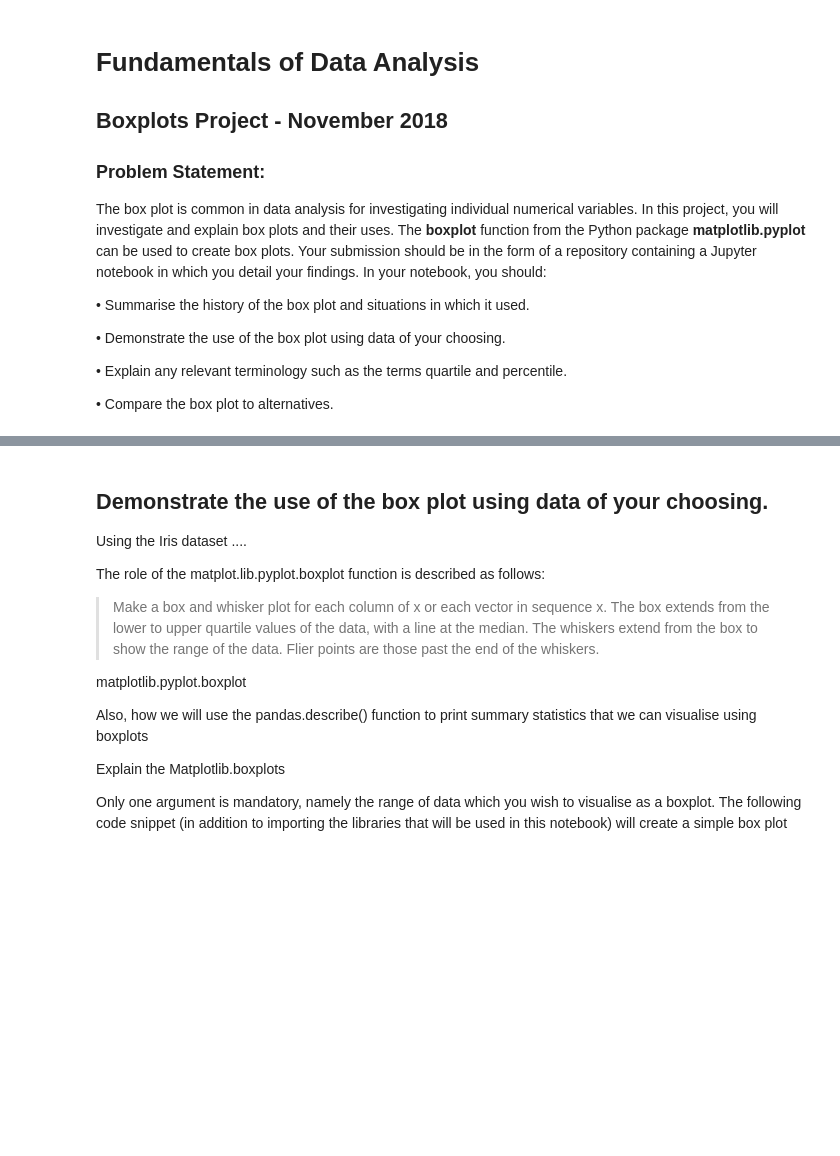
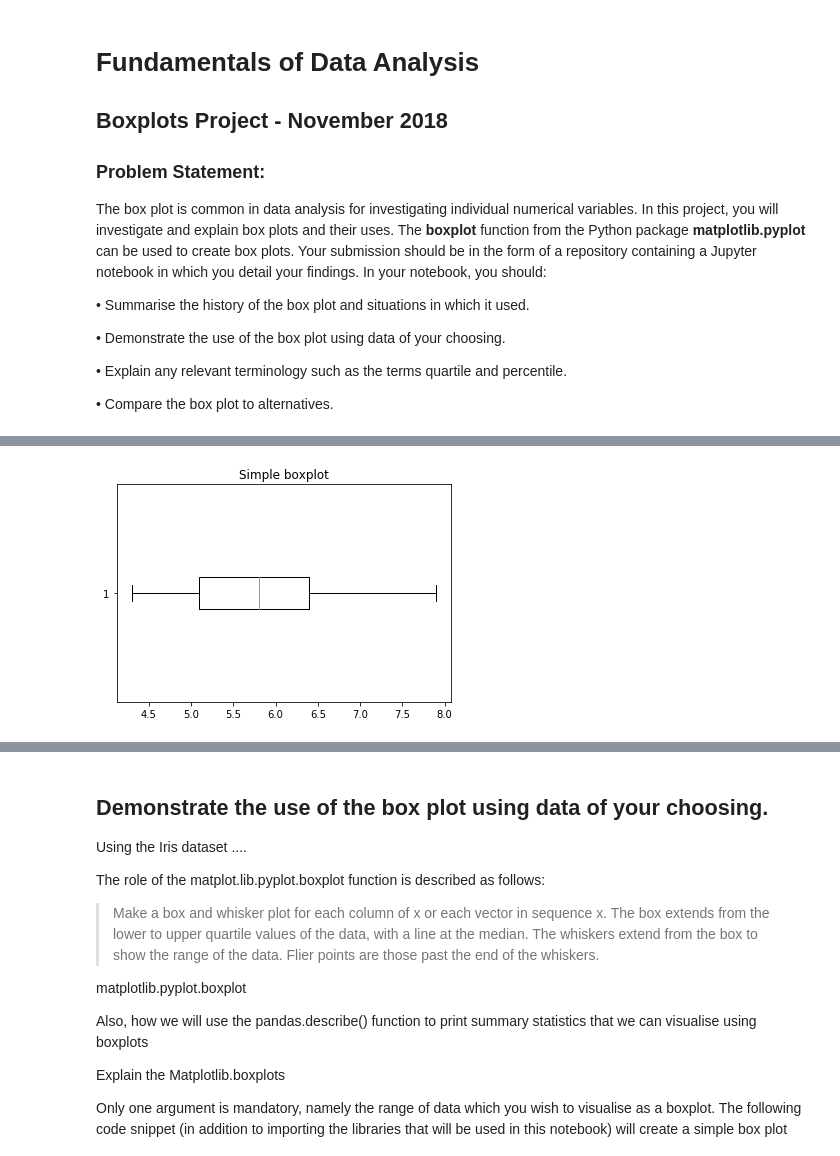
Before and after one commit to davesheils/Boxplots, a Jupyter notebook: Fundamentals of Data Analysis - Project Nov-Dec 2018.ipynb, the cells around one changed output, grey strips where cells are left out. Saved outputs shown, nothing was run; the diff lists cells and outputs as text; code cells hidden in the pictures; blank space fills up the shorter version.

```diff
--- a/Fundamentals of Data Analysis - Project Nov-Dec 2018.ipynb
+++ b/Fundamentals of Data Analysis - Project Nov-Dec 2018.ipynb
@@ -61,0 +49,20 @@ When calculating the following datasets manually, it is usual to write out the v
+# %%
+# code to create a box plot will go here
+
+import numpy as np
+import matplotlib.pyplot as plt
+import pandas as pd
+
+# create an pandas data frame called Iris
+
+iris = pd.read_csv('iris.csv')
+
+# create a boxplot from the sepal length column in the dataset.
+
+plt.boxplot(iris['sepal_length'], vert = False)
+
+plt.title("Simple boxplot")
+
+plt.show()
+# %% [output]
+[figure, added]
```
Also changed, not shown: parts of 7 cells of this notebook, 1 other file.
